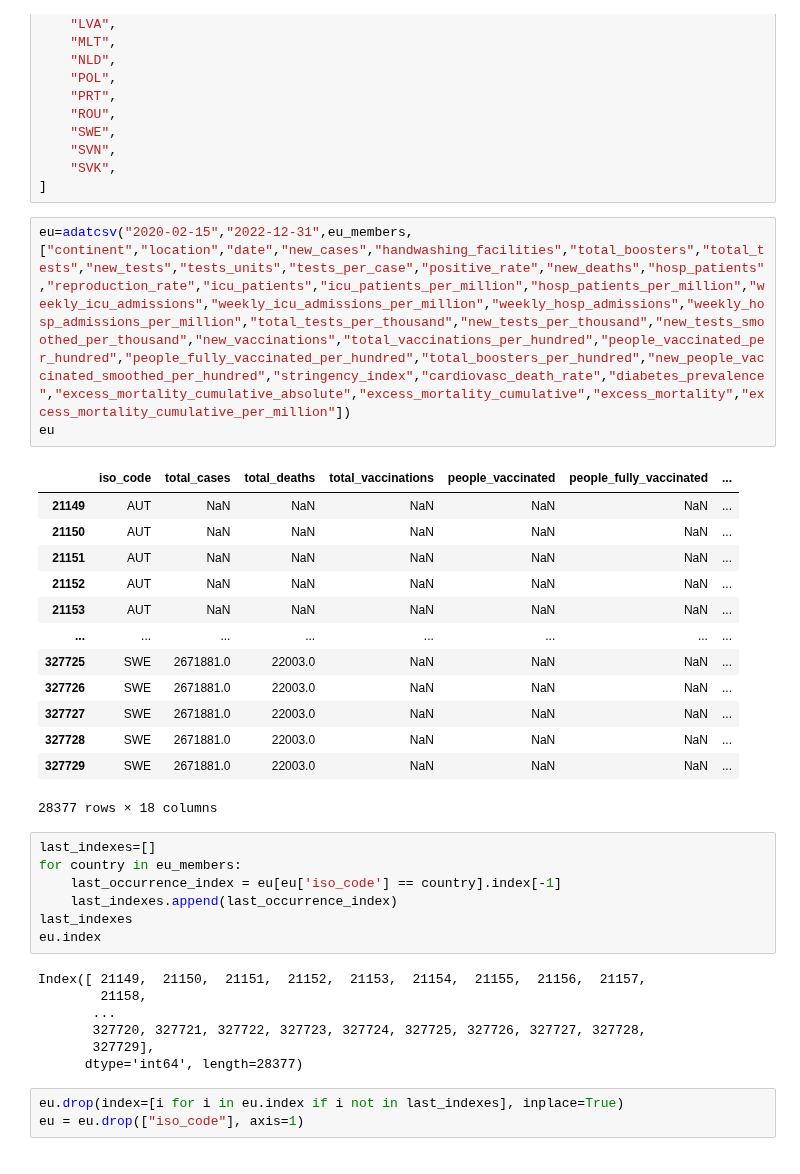
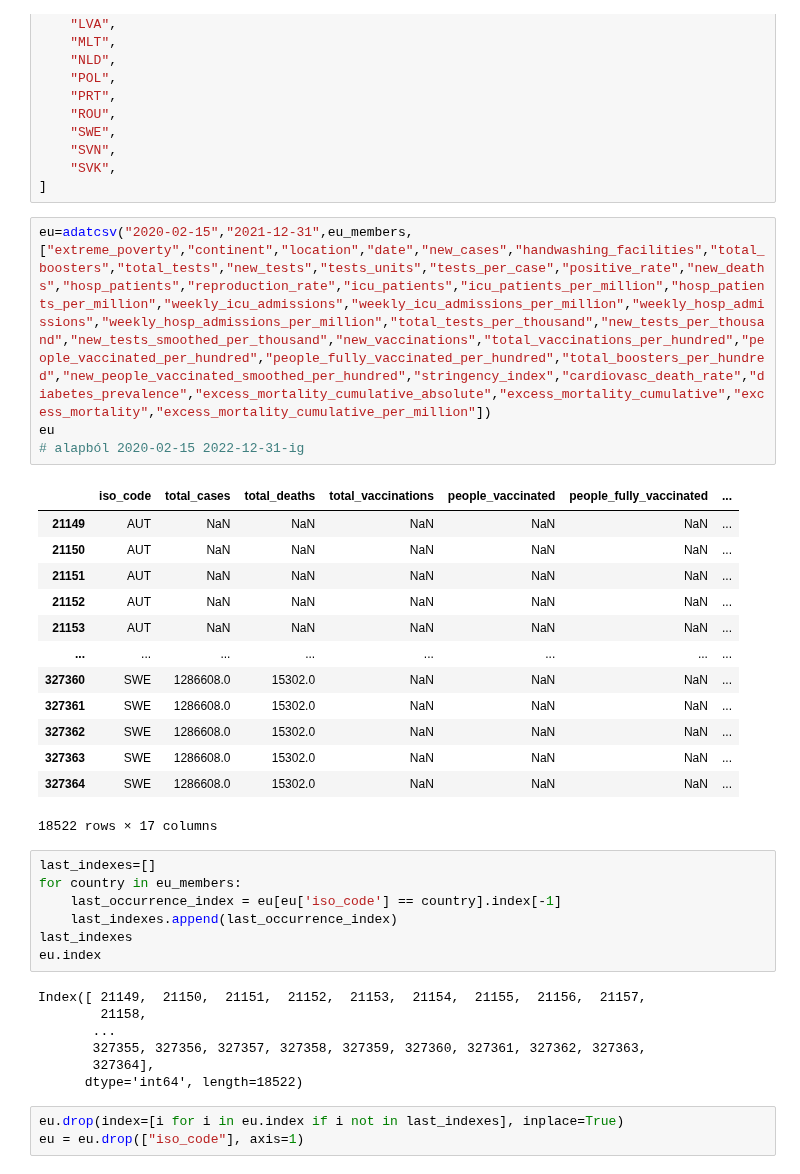
Before and after one commit to Adiklafa/Matprog, a Jupyter notebook: Correlations.ipynb, the cells around one changed output. Drawn from its saved outputs; the diff is of its cells as text.

```diff
--- a/Correlations.ipynb
+++ b/Correlations.ipynb
@@ -52,22 +52,23 @@ eu_members= [
     "SVK",
 ]
 # %%
-eu=adatcsv("2020-02-15","2022-12-31",eu_members,["continent","location","date","new_cases","handwashing_facilities","total_boosters","total_tests","new_tests","tests_units","tests_per_case","positive_rate","new_deaths","hosp_patients","reproduction_rate","icu_patients","icu_patients_per_million","hosp_patients_per_million","weekly_icu_admissions","weekly_icu_admissions_per_million","weekly_hosp_admissions","weekly_hosp_admissions_per_million","total_tests_per_thousand","new_tests_per_thousand","new_tests_smoothed_per_thousand","new_vaccinations","total_vaccinations_per_hundred","people_vaccinated_per_hundred","people_fully_vaccinated_per_hundred","total_boosters_per_hundred","new_people_vaccinated_smoothed_per_hundred","stringency_index","cardiovasc_death_rate","diabetes_prevalence","excess_mortality_cumulative_absolute","excess_mortality_cumulative","excess_mortality","excess_mortality_cumulative_per_million"])
+eu=adatcsv("2020-02-15","2021-12-31",eu_members,["extreme_poverty","continent","location","date","new_cases","handwashing_facilities","total_boosters","total_tests","new_tests","tests_units","tests_per_case","positive_rate","new_deaths","hosp_patients","reproduction_rate","icu_patients","icu_patients_per_million","hosp_patients_per_million","weekly_icu_admissions","weekly_icu_admissions_per_million","weekly_hosp_admissions","weekly_hosp_admissions_per_million","total_tests_per_thousand","new_tests_per_thousand","new_tests_smoothed_per_thousand","new_vaccinations","total_vaccinations_per_hundred","people_vaccinated_per_hundred","people_fully_vaccinated_per_hundred","total_boosters_per_hundred","new_people_vaccinated_smoothed_per_hundred","stringency_index","cardiovasc_death_rate","diabetes_prevalence","excess_mortality_cumulative_absolute","excess_mortality_cumulative","excess_mortality","excess_mortality_cumulative_per_million"])
 eu
+# alapból 2020-02-15 2022-12-31-ig
 # %% [output]
 |  | iso_code | total_cases | total_deaths | total_vaccinations | people_vaccinated | people_fully_vaccinated | ... |
 | 21149 | AUT | NaN | NaN | NaN | NaN | NaN | ... |
 | 21150 | AUT | NaN | NaN | NaN | NaN | NaN | ... |
 | 21151 | AUT | NaN | NaN | NaN | NaN | NaN | ... |
 | 21152 | AUT | NaN | NaN | NaN | NaN | NaN | ... |
 | 21153 | AUT | NaN | NaN | NaN | NaN | NaN | ... |
 | ... | ... | ... | ... | ... | ... | ... | ... |
-| 327725 | SWE | 2671881.0 | 22003.0 | NaN | NaN | NaN | ... |
-| 327726 | SWE | 2671881.0 | 22003.0 | NaN | NaN | NaN | ... |
-| 327727 | SWE | 2671881.0 | 22003.0 | NaN | NaN | NaN | ... |
-| 327728 | SWE | 2671881.0 | 22003.0 | NaN | NaN | NaN | ... |
-| 327729 | SWE | 2671881.0 | 22003.0 | NaN | NaN | NaN | ... |
+| 327360 | SWE | 1286608.0 | 15302.0 | NaN | NaN | NaN | ... |
+| 327361 | SWE | 1286608.0 | 15302.0 | NaN | NaN | NaN | ... |
+| 327362 | SWE | 1286608.0 | 15302.0 | NaN | NaN | NaN | ... |
+| 327363 | SWE | 1286608.0 | 15302.0 | NaN | NaN | NaN | ... |
+| 327364 | SWE | 1286608.0 | 15302.0 | NaN | NaN | NaN | ... |
-28377 rows × 18 columns
+18522 rows × 17 columns
 # %%
 last_indexes=[]
 for country in eu_members:
@@ -79,9 +80,9 @@ eu.index
 Index([ 21149,  21150,  21151,  21152,  21153,  21154,  21155,  21156,  21157,
         21158,
        ...
-       327720, 327721, 327722, 327723, 327724, 327725, 327726, 327727, 327728,
-       327729],
-      dtype='int64', length=28377)
+       327355, 327356, 327357, 327358, 327359, 327360, 327361, 327362, 327363,
+       327364],
+      dtype='int64', length=18522)
 # %%
 eu.drop(index=[i for i in eu.index if i not in last_indexes], inplace=True)
 eu = eu.drop(["iso_code"], axis=1)
```
Also changed, not shown: parts of 10 cells of this notebook.
